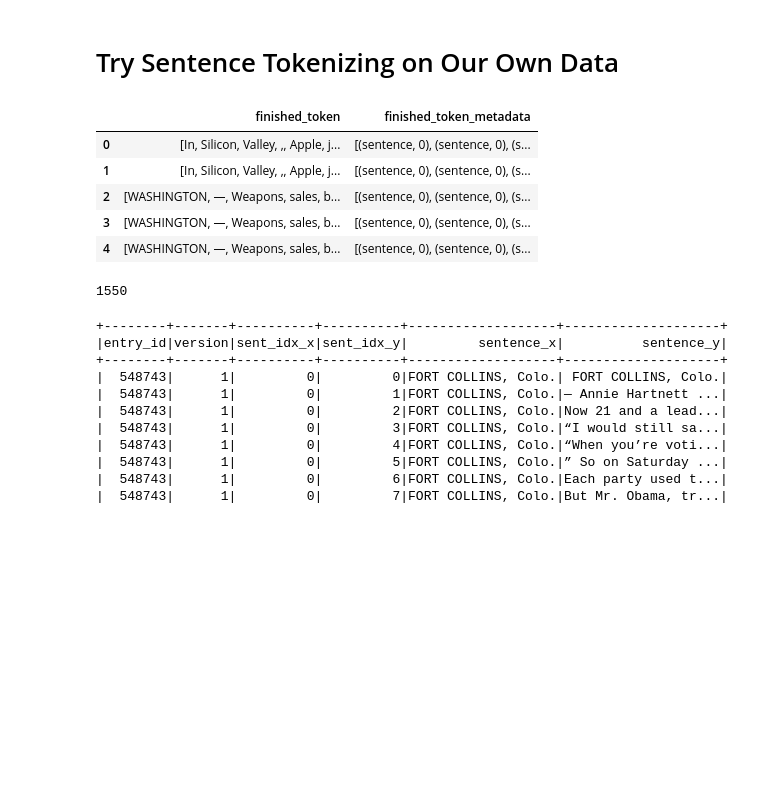
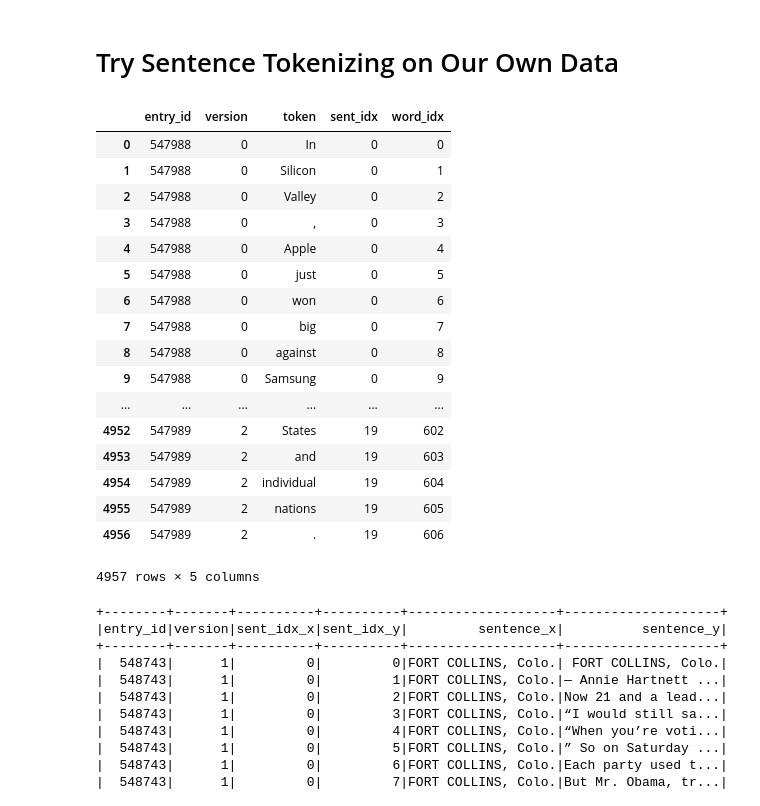
Before and after one commit to alex2awesome/edit-pathways, a Jupyter notebook: notebooks/2021-04-11_spark-nlp.ipynb, the cells around one changed output. Saved outputs shown, nothing was run; the diff lists cells and outputs as text; code cells hidden in the pictures; blank space fills up the shorter version.

```diff
--- a/notebooks/2021-04-11_spark-nlp.ipynb
+++ b/notebooks/2021-04-11_spark-nlp.ipynb
@@ -46,7 +46,7 @@ conn = sqlite3.connect('newssniffer-nytimes.db')
 
 df = pd.read_sql('''
      SELECT * from entryversion
-     WHERE entry_id IN (SELECT distinct entry_id FROM entryversion LIMIT 2)
+     WHERE entry_id IN (SELECT distinct entry_id FROM entryversion LIMIT 200)
  ''', con=conn)
 
 # df = pd.read_sql('''
@@ -59,9 +59,11 @@ sdf = spark.createDataFrame(df)
 # %% [markdown]
 # Try Sentence Tokenizing on Our Own Data
 # %%
-documenter = sb.DocumentAssembler()\
-    .setInputCol("summary")\
+documenter = (
+    sb.DocumentAssembler()
+    .setInputCol("summary")
     .setOutputCol("document")
+            )
 
 sentencer = (sa.SentenceDetector()
                 .setInputCols(["document"])
@@ -97,7 +99,7 @@ zip_tok = (
 explode_tok = (
     SQLTransformer()
      .setStatement("""
-         SELECT entry_id, version, EXPLODE(zipped_tokens) AS zipped_token
+         SELECT entry_id, version, POSEXPLODE(zipped_tokens) AS (word_idx, zipped_token)
          FROM __THIS__
     """)
 )
@@ -105,7 +107,11 @@ explode_tok = (
 rename_tok = (
     SQLTransformer()
      .setStatement("""
-         SELECT entry_id, version, zipped_token.finished_token AS token, zipped_token.finished_token_metadata._2 AS sentence
+         SELECT entry_id,
+                 version,
+                 zipped_token.finished_token AS token,
+                 zipped_token.finished_token_metadata._2 AS sent_idx,
+                 word_idx
          FROM __THIS__
     """)
 )
@@ -124,18 +130,26 @@ annotations_df = sd_pipeline.fit(sdf).transform(sdf)
 # %%
 annot_dfp = annotations_df.toPandas()
 # %%
-annot_dfp[['finished_token', 'finished_token_metadata']]
+annot_dfp
 # %% [output]
-|  | finished_token | finished_token_metadata |
-| 0 | [In, Silicon, Valley, ,, Apple, j... | [(sentence, 0), (sentence, 0), (s... |
-| 1 | [In, Silicon, Valley, ,, Apple, j... | [(sentence, 0), (sentence, 0), (s... |
-| 2 | [WASHINGTON, —, Weapons, sales, b... | [(sentence, 0), (sentence, 0), (s... |
-| 3 | [WASHINGTON, —, Weapons, sales, b... | [(sentence, 0), (sentence, 0), (s... |
-| 4 | [WASHINGTON, —, Weapons, sales, b... | [(sentence, 0), (sentence, 0), (s... |
+|  | entry_id | version | token | sent_idx | word_idx |
+| 0 | 547988 | 0 | In | 0 | 0 |
+| 1 | 547988 | 0 | Silicon | 0 | 1 |
+| 2 | 547988 | 0 | Valley | 0 | 2 |
+| 3 | 547988 | 0 | , | 0 | 3 |
+| 4 | 547988 | 0 | Apple | 0 | 4 |
+| 5 | 547988 | 0 | just | 0 | 5 |
+| 6 | 547988 | 0 | won | 0 | 6 |
+| 7 | 547988 | 0 | big | 0 | 7 |
+| 8 | 547988 | 0 | against | 0 | 8 |
+| 9 | 547988 | 0 | Samsung | 0 | 9 |
+| ... | ... | ... | ... | ... | ... |
+| 4952 | 547989 | 2 | States | 19 | 602 |
+| 4953 | 547989 | 2 | and | 19 | 603 |
+| 4954 | 547989 | 2 | individual | 19 | 604 |
+| 4955 | 547989 | 2 | nations | 19 | 605 |
+| 4956 | 547989 | 2 | . | 19 | 606 |
+4957 rows × 5 columns
-# %%
-annot_dfp['finished_token_metadata'][0]
-# %% [output]
-1550
 # %%
 t = (annotations_df
        .withColumn("new", F.arrays_zip('finished_token', 'finished_token_metadata'))
```
Also changed, not shown: parts of 43 cells of this notebook.
